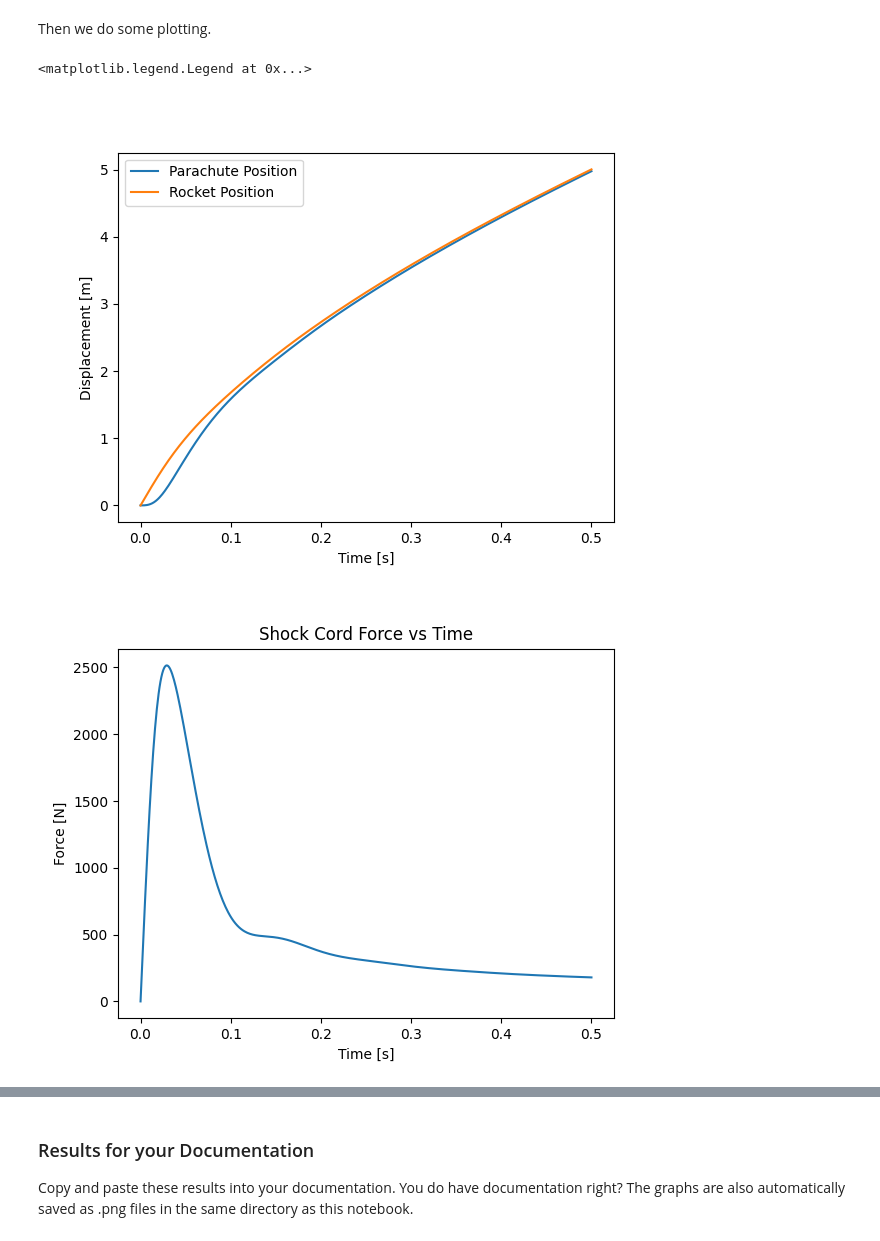
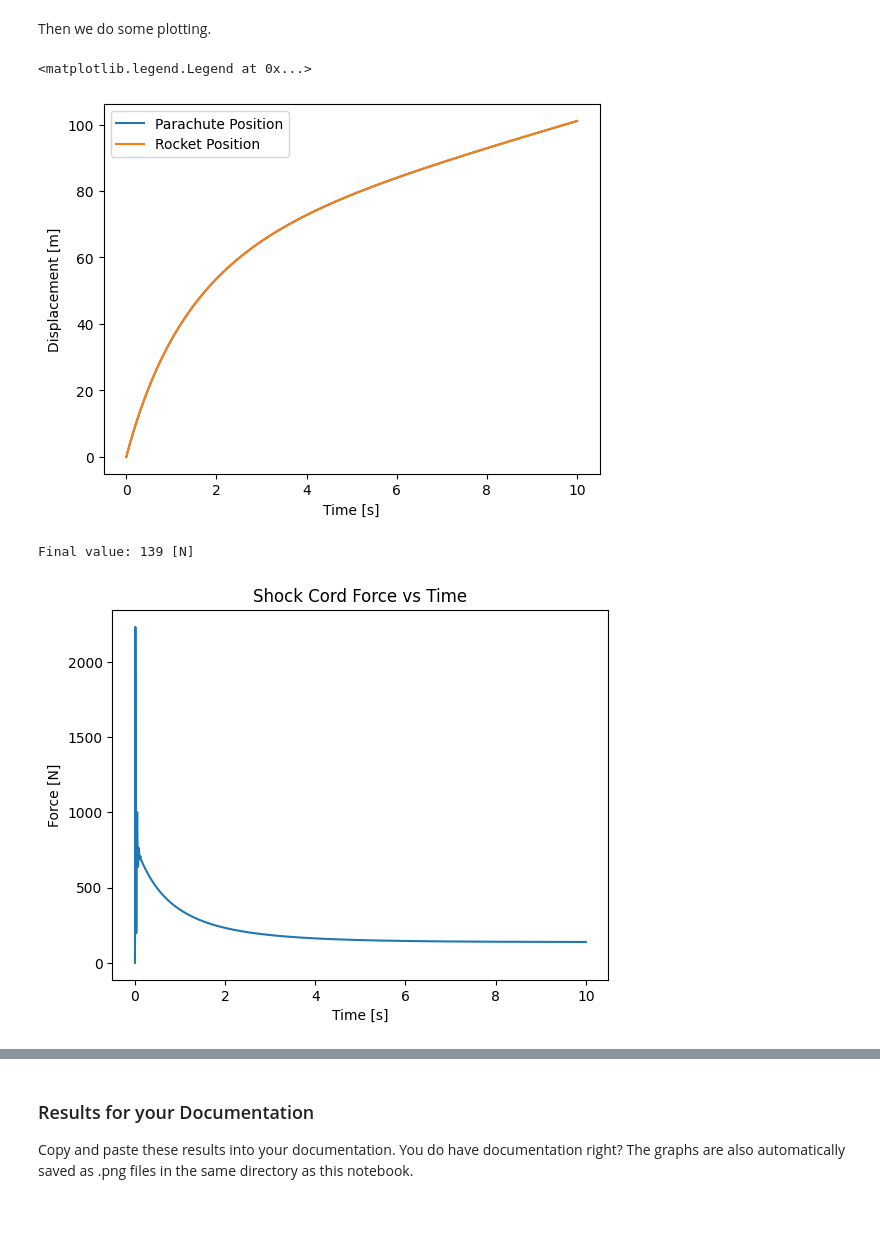
Before and after one commit to UVicRocketry/Parachute-Loading-Simulation, a Jupyter notebook: Parachute Sim.ipynb, the cells around one changed output, grey strips where cells are left out. Saved outputs shown, nothing was run; the diff lists cells and outputs as text; code cells hidden in the pictures; blank space fills up the shorter version.

Commit message:
Account for wind speed. Calculate shroud line force.

```diff
--- a/Parachute Sim.ipynb
+++ b/Parachute Sim.ipynb
@@ -61,21 +56,22 @@ cd	 = 1.3	# []				Dimensionless coefficient of drag
 # %% [markdown]
 Then set the initial conditions:
 # %%
-xr_dot = 23.0   # [m/s] init velocity of rocket at when parachute inflates
+xr_dot = 52.0   # [m/s] init velocity of rocket at when parachute inflates
+xp_dot = 0.0    # [m/s] init velocity of parachute/nosecone when parachute inflates. Usually approximately zero
+wind   = 30.0   # [m/s] speed of wind at deployment. Positive values increase drag on parachute
 # %% [markdown]
 Finally the duration to solve over:
 # %%
 t_start = 0.0   # [s]
-t_end   = 0.2   # [s]
-nt      = 500   # [] Number of data points to plot
+t_end   = 10.0   # [s]
+nt      = 1000  # [] Number of data points to plot
 # %% [markdown]
 Now let odeint work some magic... (You don't need to edit anything further)
 # %%
 # More constants for the sim
-g   = 9.81      # [m/s^2]   Gravity
+g  = 9.81       # [m/s^2]   Gravity
 xp = 0.0        # [m]   init position is always zero
 xr = 0.0        # [m]   init position is always zero
-xp_dot = 0.0    # [m/s] init velocity of parachute (assumed to be roughly zero)
 
 # Calculate the damping coefficent c from the drag equation
 c = 0.5*rho*cd*aeff
@@ -84,7 +80,7 @@ c = 0.5*rho*cd*aeff
 mp_eff = mp + ms/3
 
 # Time vector
-t = linspace(t_start, t_end, nt)
+t = np.linspace(t_start, t_end, nt)
 
 # Initial conditon vector
 y0=[xp, xr, xr_dot, xp_dot]
@@ -96,7 +92,7 @@ def dy_dt(y, t, mp_eff, mr, c, k, g):
     xp, xr, yr, yp = y
 
     # Array of RHSs of differential equations
-    dydt = [yp, yr, (mr*g - k*(xr-xp))/mr, (mp_eff*g - c*yp**2 - k*(xp-xr))/mp_eff]
+    dydt = [yp, yr, (mr*g - k*(xr-xp))/mr, (mp_eff*g - c*(yp+wind)**2 - k*(xp-xr))/mp_eff]
 
     return dydt
 
@@ -109,29 +105,37 @@ First select the solution vectors from the solution and calculate the tension on
 xp = sol[:,0] ; xr = sol[:,1]
 yr = sol[:,2] ; yp = sol[:,3]
 
-tension = k*(xr-xp) # Tension in the shock cords [N]
+shock_cord_tension = k*(xr-xp) # Tension in the shock cords [N]
+
+# Take derivative of velocity of parachute to get acceleration
+ap = np.diff(yp) # yp is the derivative of xp (position of parachute)
+
+# Force on the shroud lines is: F = inertial load + drag load
+shroud_line_tension = (mp-ms)*ap + c*(wind + yp[:-1])**2
 # %% [markdown]
 Then we do some plotting.
 # %%
-close(); figure()
+plt.close(); plt.figure()
 
-plot(t, xp, label='Parachute Position')
-plot(t, xr, label='Rocket Position')
-xlabel('Time [s]')
-ylabel('Displacement [m]')
-savefig("disp-vs-t.png")
+plt.plot(t, xp, label='Parachute Position')
+plt.plot(t, xr, label='Rocket Position')
+plt.xlabel('Time [s]')
+plt.ylabel('Displacement [m]')
+plt.savefig("disp-vs-t.png")
 
-legend()
+plt.legend()
 # %% [output]
 <matplotlib.legend.Legend at 0x...>
-[figure, old version]
+[figure, new version]
 # %%
-close(); figure()
+plt.close(); plt.figure()
 
-plot(t, tension,label='Force on shock cords')
-title('Shock Cord Force vs Time')
-xlabel('Time [s]')
-ylabel('Force [N]')
-savefig('force-vs-time.png')
+plt.plot(t, shock_cord_tension,label='Force on shock cords')
+plt.title('Shock Cord Force vs Time')
+plt.xlabel('Time [s]')
+plt.ylabel('Force [N]')
+plt.savefig('shockcord-force-vs-time.png')
+print("Final value: %.0f [N]" % shock_cord_tension[-1])
 # %% [output]
+Final value: 139 [N]
-[figure, old version]
+[figure, new version]
```
Also changed, not shown: parts of 4 cells of this notebook.
